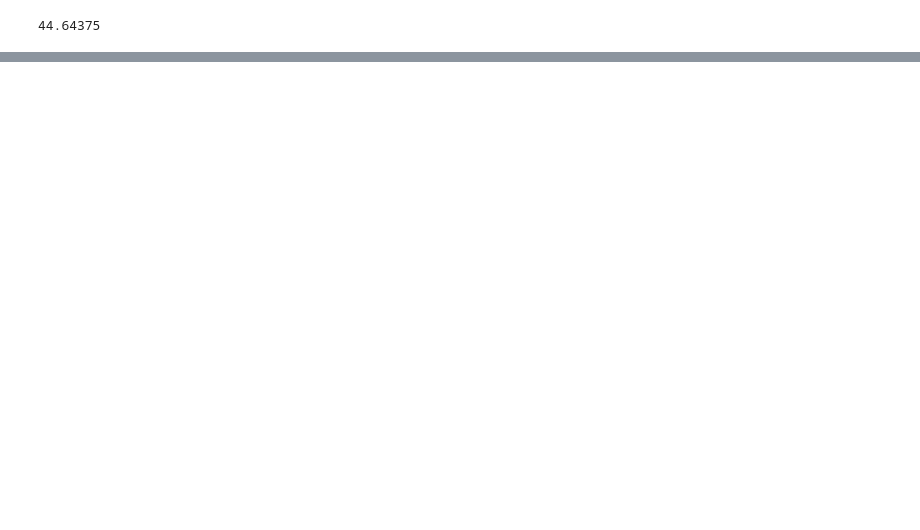
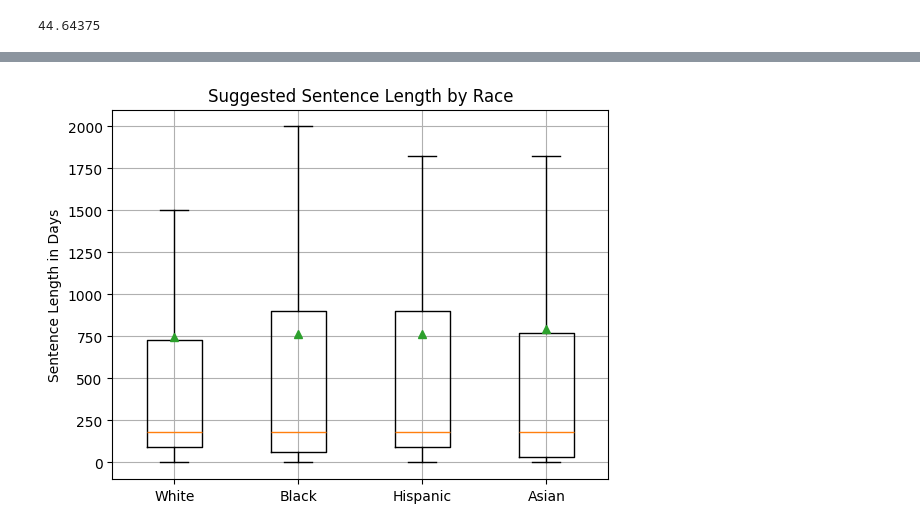
Before and after one commit to jd3162/555_proj3, a Jupyter notebook: gpt_4o_analysis copy.ipynb, the cells around one changed output, grey strips where cells are left out. Saved outputs shown, nothing was run; the diff lists cells and outputs as text; code cells hidden in the pictures; blank space fills up the shorter version.

```diff
--- a/gpt_4o_analysis copy.ipynb
+++ b/gpt_4o_analysis copy.ipynb
@@ -179,0 +189,2 @@ ValueError: '[{'age': 18, 'sex': 'Male', 'race': 'White', 'employment': 'Unemplo
+# %%
+race_data = [all_sentences['White'], all_sentences['Black'], all_sentences['Hispanic'], all_sentences['Asian']]
@@ -179,0 +195,9 @@ ValueError: '[{'age': 18, 'sex': 'Male', 'race': 'White', 'employment': 'Unemplo
+# %%
+fig, ax = plt.subplots()
+ax.boxplot(race_data, labels=['White', 'Black', 'Hispanic', 'Asian'], showfliers=False, showmeans=True)
+ax.grid(True)
+plt.title('Suggested Sentence Length by Race')
+plt.ylabel("Sentence Length in Days")
+plt.show()
+# %% [output]
+[figure, added]
```
Also changed, not shown: parts of 11 cells of this notebook.
